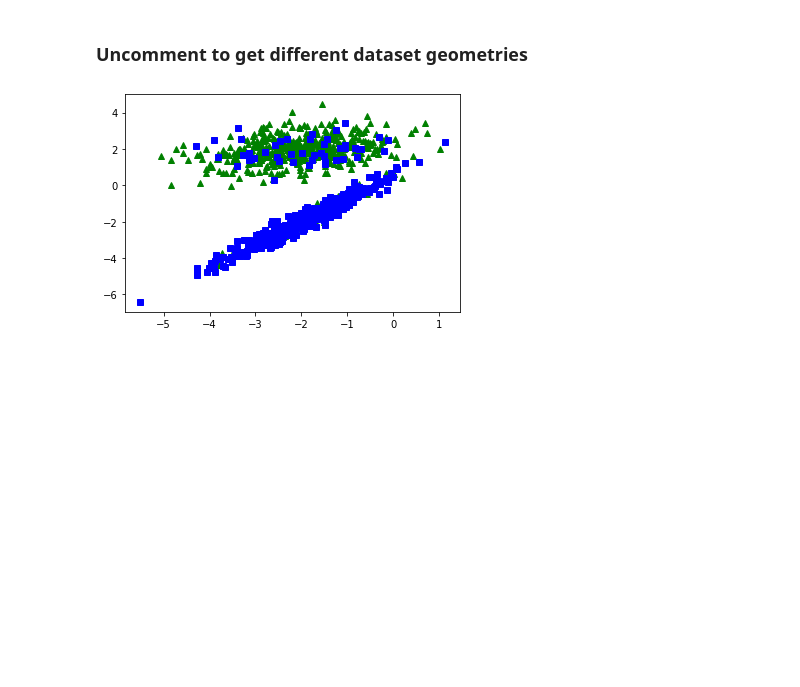
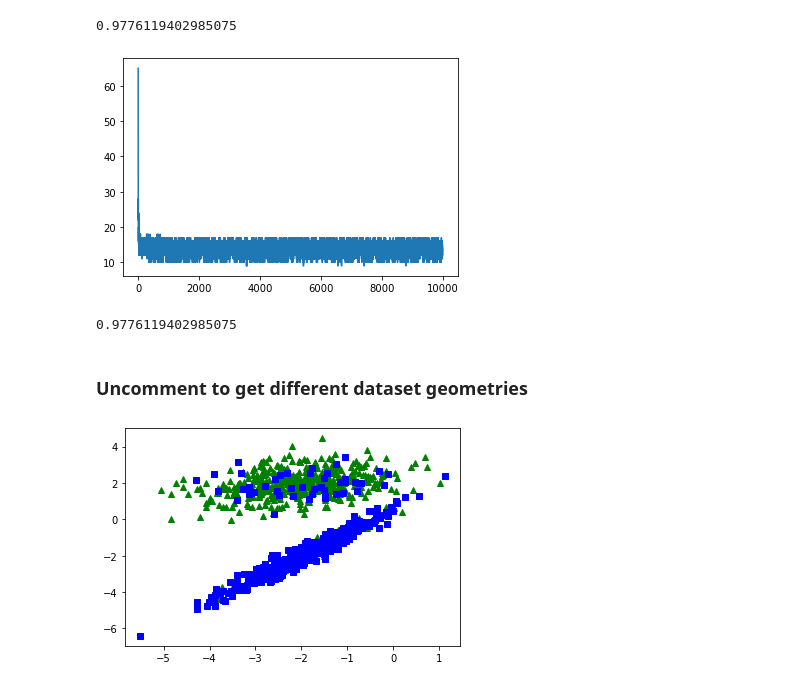
Before and after one commit to Aviral14/ML-Assignment, a Jupyter notebook: Perceptron.ipynb, the cells around one changed output. Drawn from its saved outputs; the diff is of its cells as text; code cells hidden in the pictures; blank space fills up the shorter version.

```diff
--- a/Perceptron.ipynb
+++ b/Perceptron.ipynb
@@ -11,3 +15,35 @@ from sklearn.datasets import make_blobs, make_moons, make_circles, make_gaussian
+# %%
+def shuffle(X, y):
+    '''
+        Shuffles rows of a dataframe and returns shuffled dataframe
+    '''
+    permute = np.random.permutation(len(X))
+    return X[permute], y[permute]
+
+def train_test_split(X, y, test_size=0.3):
+    '''
+        Splits data into train-test split
+
+            Parameters:
+                X : Features
+                y : Labels
+                test_size : Fraction of data to use for test set
+
+            Returns:
+                (X_train, y_train, X_test, y_test) : Train test split
+    '''
+    if not isinstance(X, np.ndarray):
+        X = np.array(X)
+    if not isinstance(y, np.ndarray):
+        y = np.array(y)
+
+    X, y = shuffle(X, y)
+
+    test_indices = np.random.rand(X.shape[0]) < test_size
+    return X[~test_indices], y[~test_indices], X[test_indices], y[test_indices]
+# %%
+X_train1, y_train1, X_test1, y_test1 = train_test_split(X1, y1)
+X_train2, y_train2, X_test2, y_test2 = train_test_split(X2, y2)
 # %%
 class Perceptron:
     def __init__(self, include_bias=True):
@@ -62,7 +98,25 @@ class Perceptron:
         if self.include_bias:
             X = np.concatenate((X, np.ones((X.shape[0], 1))), axis=1)
         y = np.dot(X, self.weights)
-        return np.array(list(map(self.get_class, prod))).reshape(y.shape)
+        return np.array(list(map(self.__get_class, y))).reshape(y.shape)
+
+    def evaluate(self, X, y):
+        preds = self.predict(X)
+        return np.sum(preds == y) / len(X)
+# %%
+p1 = Perceptron()
+p1.train(X_train1, y_train1)
+print(p1.evaluate(X_test1, y_test1))
+# %% [output]
+0.9776119402985075
+[figure, added]
+# %%
+from sklearn.linear_model import Perceptron
+clf = Perceptron(tol=1e-3, random_state=0)
+clf.fit(X_train1, y_train1)
+clf.score(X_test1, y_test1)
+# %% [output]
+0.9776119402985075
 # %% [markdown]
 ### Uncomment to get different dataset geometries
 # %%
```
Also changed, not shown: parts of 2 cells of this notebook, 2 other files.
